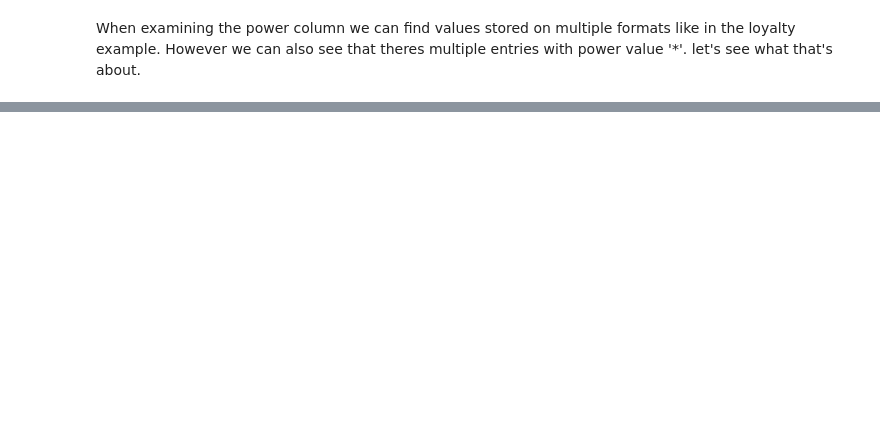
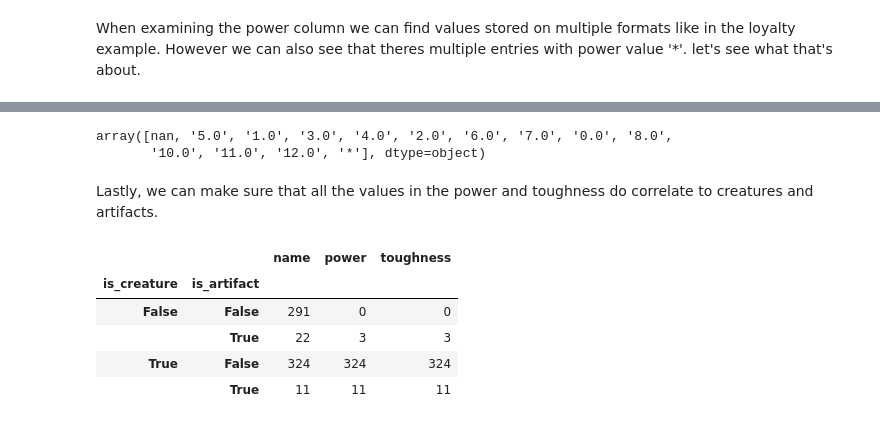
Before and after one commit to ajemmott/mtg-data-projects, a Jupyter notebook: notebooks/01-api-data-structuring.ipynb, the cells around one changed output, grey strips where cells are left out. Saved outputs shown, nothing was run; the diff lists cells and outputs as text; code cells hidden in the pictures; blank space fills up the shorter version.

```diff
--- a/notebooks/01-api-data-structuring.ipynb
+++ b/notebooks/01-api-data-structuring.ipynb
@@ -646,0 +875,24 @@ When reviewing the oracle text of these cards. We can see that these spells have
+# %%
+# Display an array with all the unique values in the toughness column
+set_data.toughness.unique()
+# %% [output]
+array([nan, '5.0', '1.0', '3.0', '4.0', '2.0', '6.0', '7.0', '0.0', '8.0',
+       '10.0', '11.0', '12.0', '*'], dtype=object)
+# %% [markdown]
+Lastly, we can make sure that all the values in the power and toughness do correlate to creatures and artifacts.
+# %%
+(set_data
+    .loc[
+        :,
+        ['name','power','toughness', 'is_creature','is_artifact']]
+    .groupby(
+        ['is_creature','is_artifact'])
+    .count()
+    )
+# %% [output]
+|  |  | name | power | toughness |
+| is_creature | is_artifact |  |  |  |
+| False | False | 291 | 0 | 0 |
+|  | True | 22 | 3 | 3 |
+| True | False | 324 | 324 | 324 |
+|  | True | 11 | 11 | 11 |
```
Also changed, not shown: parts of 32 cells of this notebook.
